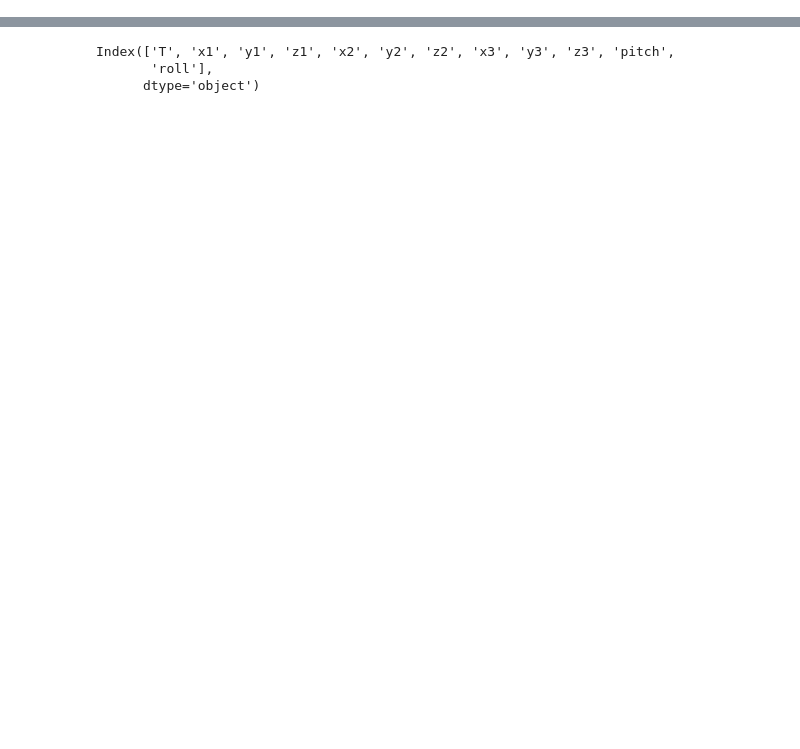
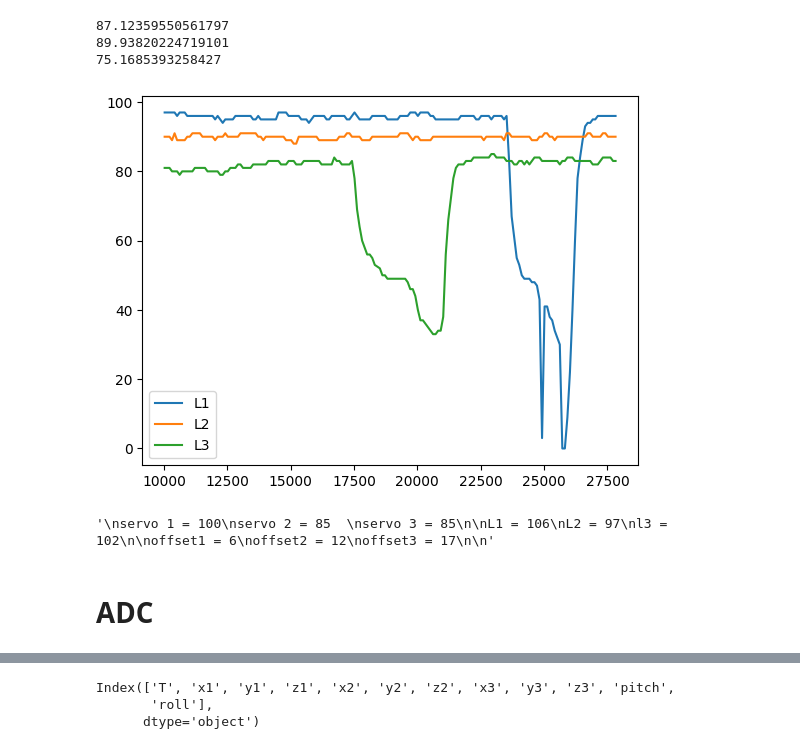
Before and after one commit to Mettikodeva/adaptive_landing_gear_esp, a Jupyter notebook: scripts/plot.ipynb, the cells around one changed output, grey strips where cells are left out. Saved outputs shown, nothing was run; the diff lists cells and outputs as text; code cells hidden in the pictures; blank space fills up the shorter version.

```diff
--- a/scripts/plot.ipynb
+++ b/scripts/plot.ipynb
@@ -2,0 +12,3 @@ import pandas as pd
+# %%
+df_lidar = pd.read_csv(f"output/" + file + "_LOG_LIDAR.csv")
+df_lidar.head()
@@ -2,0 +22,42 @@ import pandas as pd
+# %%
+print(sum(df_lidar['L1'])/len(df_lidar['L1']))
+print(sum(df_lidar['L2'])/len(df_lidar['L2']))
+print(sum(df_lidar['L3'])/len(df_lidar['L3']))
+# %% [output]
+87.12359550561797
+89.93820224719101
+75.1685393258427
+# %%
+fig, ax = plt.subplots()
+ax.plot(df_lidar["T"], df_lidar["L1"], label="L1")
+ax.plot(df_lidar["T"], df_lidar["L2"], label="L2")
+ax.plot(df_lidar["T"], df_lidar["L3"], label="L3")
+ax.legend()
+# plt.savefig(save_path)
+plt.show()
+# fig2 , ax2 = plt.subplots()
+# ax2.plot(df["time"], df[" m1"], label="m1")
+# ax2.plot(df["time"], df[" m2"], label="m2")
+# ax2.plot(df["time"], df[" m3"], label="m3")
+# ax2.legend()
+# plt.savefig(save_path)
+# plt.show()
+"""
+servo 1 = 100
+servo 2 = 85
+servo 3 = 85
+
+L1 = 106
+L2 = 97
+l3 = 102
+
+offset1 = 6
+offset2 = 12
+offset3 = 17
+
+"""
+# %% [output]
+[figure, added]
+'\nservo 1 = 100\nservo 2 = 85  \nservo 3 = 85\n\nL1 = 106\nL2 = 97\nl3 = 102\n\noffset1 = 6\noffset2 = 12\noffset3 = 17\n\n'
+# %% [markdown]
+# ADC
```
Also changed, not shown: parts of 35 cells of this notebook.
